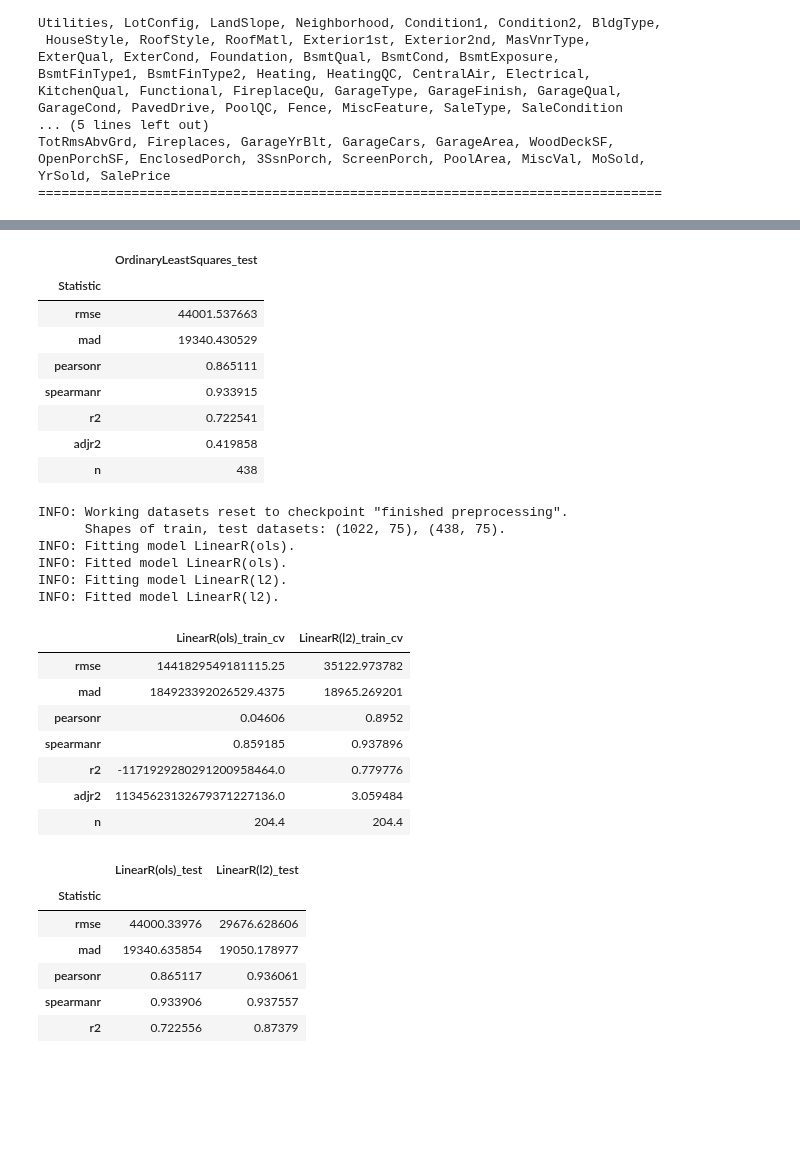
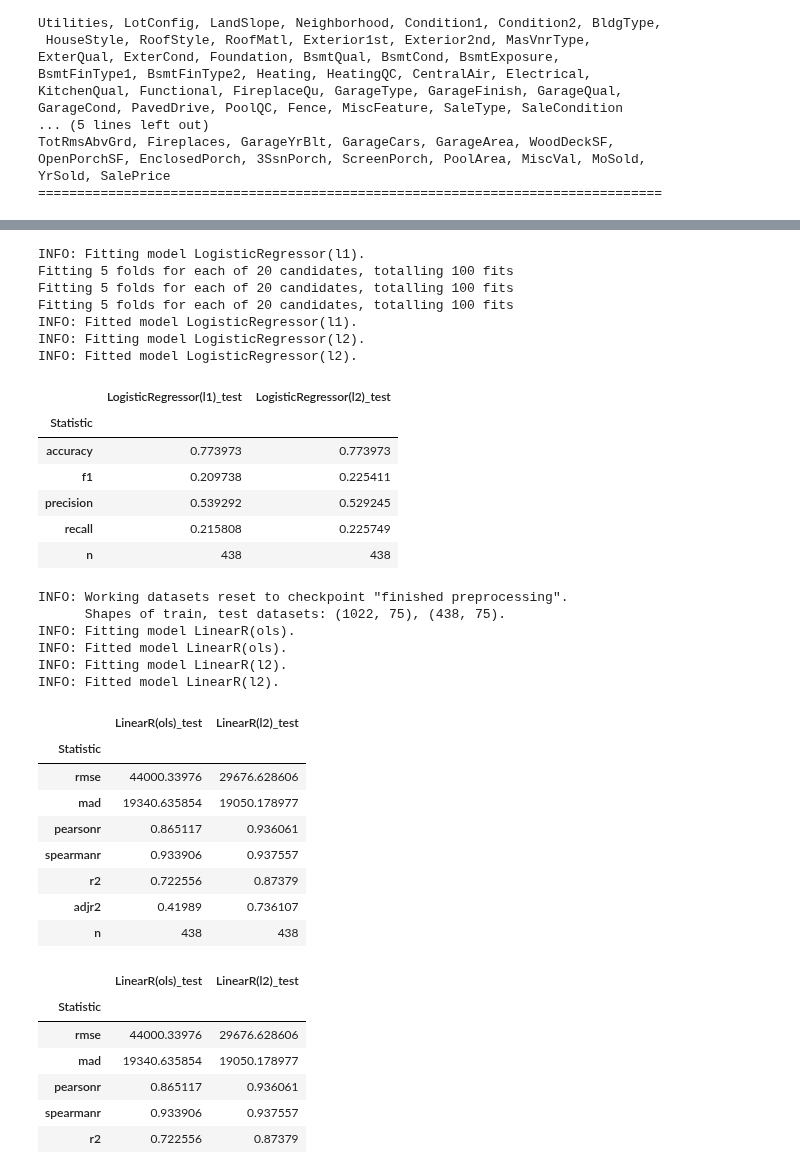
Before and after one commit to ajy25/TabularMagic, a Jupyter notebook: demo/test.ipynb, the cells around one changed output, grey strips where cells are left out. Drawn from its saved outputs; the diff is of its cells as text; code cells hidden in the pictures; blank space fills up the shorter version.

Commit message:
added shell for classification benchmarking

```diff
--- a/demo/test.ipynb
+++ b/demo/test.ipynb
@@ -108,15 +105,31 @@ report = tm.lm('SalePrice')
+# %%
+report = tm.ml_classification(
+    models=[
+        LinearC(type='l1', verbose=1),
+        LinearC(type='l2')
+    ],
+    y_var='LotConfig',
+    X_vars=['LotArea', 'LotFrontage', 'MSSubClass', 'MSZoning', 'SalePrice'],
+    outer_cv=2
+)
+# %% [output]
+INFO: Fitting model LogisticRegressor(l1).
+Fitting 5 folds for each of 20 candidates, totalling 100 fits
+Fitting 5 folds for each of 20 candidates, totalling 100 fits
+Fitting 5 folds for each of 20 candidates, totalling 100 fits
+INFO: Fitted model LogisticRegressor(l1).
+INFO: Fitting model LogisticRegressor(l2).
+INFO: Fitted model LogisticRegressor(l2).
 # %%
-report.test_report().fit_statistics()
+report.fit_statistics('test')
 # %% [output]
-|  | OrdinaryLeastSquares_test |
-| Statistic |  |
-| rmse | 44001.537663 |
-| mad | 19340.430529 |
-| pearsonr | 0.865111 |
-| spearmanr | 0.933915 |
-| r2 | 0.722541 |
-| adjr2 | 0.419858 |
-| n | 438 |
+|  | LogisticRegressor(l1)_test | LogisticRegressor(l2)_test |
+| Statistic |  |  |
+| accuracy | 0.773973 | 0.773973 |
+| f1 | 0.209738 | 0.225411 |
+| precision | 0.539292 | 0.529245 |
+| recall | 0.215808 | 0.225749 |
+| n | 438 | 438 |
 # %%
 tm.datahandler().load_data_checkpoint('finished preprocessing')
 report = tm.ml_regression(
@@ -140,16 +153,17 @@ INFO: Fitted model LinearR(ols).
 INFO: Fitting model LinearR(l2).
 INFO: Fitted model LinearR(l2).
 # %%
-report.fit_statistics('train')
+report.fit_statistics('test')
 # %% [output]
-|  | LinearR(ols)_train_cv | LinearR(l2)_train_cv |
-| rmse | 1441829549181115.25 | 35122.973782 |
-| mad | 184923392026529.4375 | 18965.269201 |
-| pearsonr | 0.04606 | 0.8952 |
-| spearmanr | 0.859185 | 0.937896 |
-| r2 | -1171929280291200958464.0 | 0.779776 |
-| adjr2 | 11345623132679371227136.0 | 3.059484 |
-| n | 204.4 | 204.4 |
+|  | LinearR(ols)_test | LinearR(l2)_test |
+| Statistic |  |  |
+| rmse | 44000.33976 | 29676.628606 |
+| mad | 19340.635854 | 19050.178977 |
+| pearsonr | 0.865117 | 0.936061 |
+| spearmanr | 0.933906 | 0.937557 |
+| r2 | 0.722556 | 0.87379 |
+| adjr2 | 0.41989 | 0.736107 |
+| n | 438 | 438 |
 # %%
 report.fit_statistics('test')
 # %% [output]
```
Also changed, not shown: parts of 5 cells of this notebook, 9 other files.
